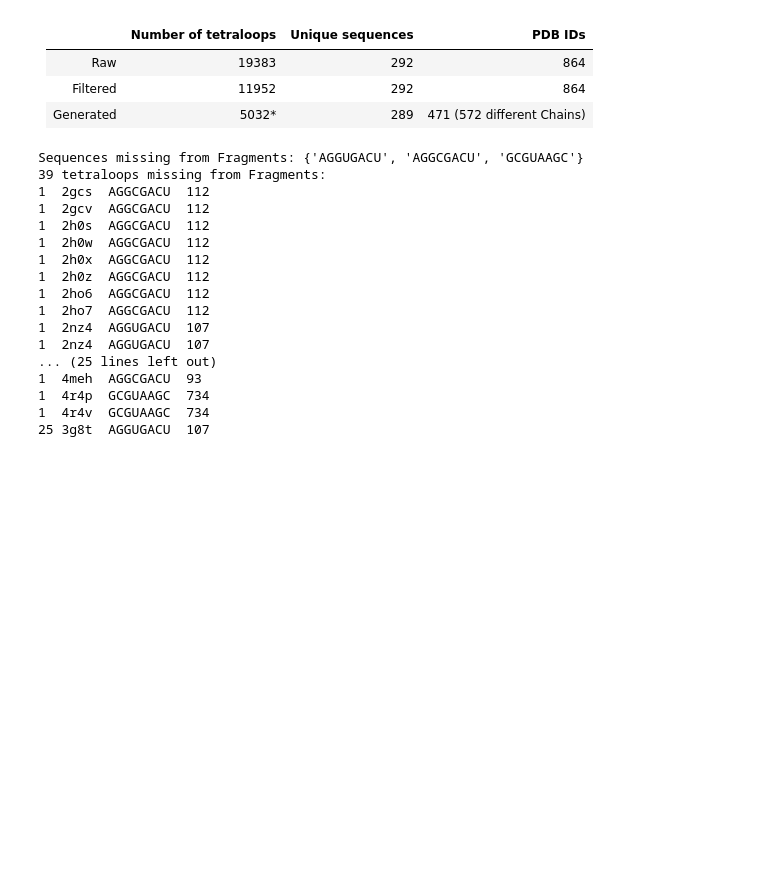
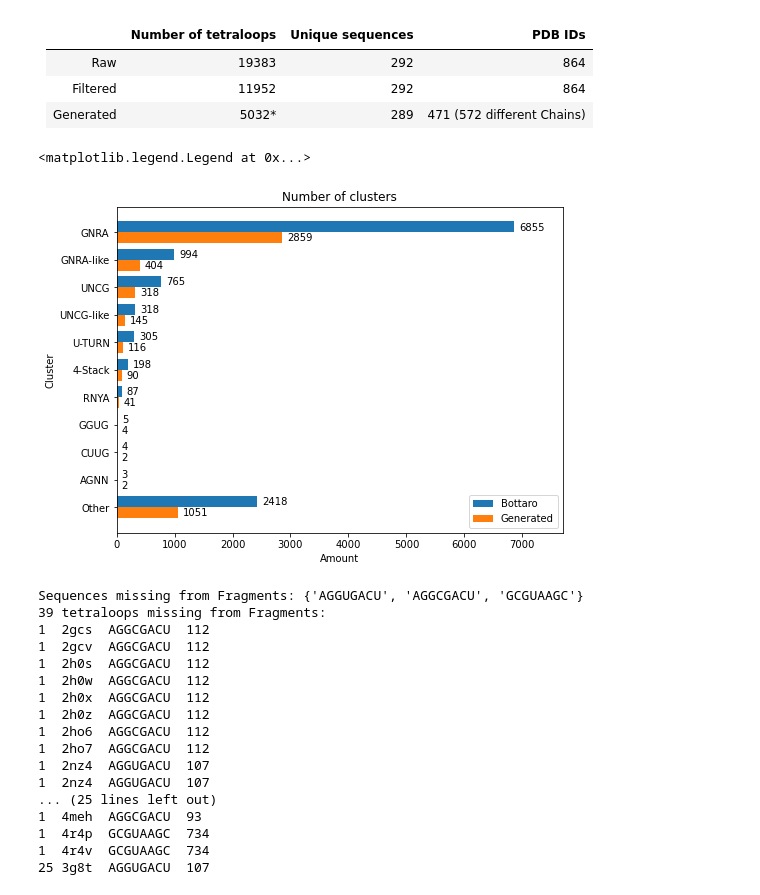
Before and after one commit to samuelflores/deep-learning-RNA-structure-prediction, a Jupyter notebook: data_generation/dataset_statistics.ipynb, the cells around one changed output. Cells and saved outputs as stored; diff of their text form; code cells hidden in the pictures; blank space fills up the shorter version.

```diff
--- a/data_generation/dataset_statistics.ipynb
+++ b/data_generation/dataset_statistics.ipynb
@@ -349 +456,11 @@ u_turn = [4]
+# %%
+# Cluster groups, as named in Bottaro et al. Table SI1
+
+gnra = [1]
+gnra_like = [1, 3, 6, 9, 25, 26, 36, 40]
+uncg = [2]
+uncg_like = [2, 5, 37, 44]
+u_turn = [4]
+
+cluster_types = {1: "GNRA", 3: "GNRA-like", 6: "GNRA-like", 9: "GNRA-like", 25: "GNRA-like", 26: "GNRA-like", 36: "GNRA-like", 40: "GNRA-like", 2: "UNCG", 5: "UNCG-like", 37: "UNCG-like", 44: "UNCG-like", 4: "U-TURN", 7: "7", 8: "8", 10: "10", 11: "4-Stack", 12: "12", 34: "34", 13: "13", 20: "20", 14: "14", 19: "19", 15: "15", 16: "16", 17: "17", 18: "18", 21: "RNYA", 22: "22", 32: "32", 43: "43", 23: "23", 24: "24", 27: "27", 28: "28", 29: "29", 30: "GGUG", 31: "31", 33: "33", 35: "CUUG", 38: "CUUG", 39: "AGNN", 41: "41", 42: "42"}
 # %%
@@ -381,6 +476,52 @@ Figures saved to /figures
 | Raw       | 19383                | 292              | 864                                 |
 | Filtered  | 11952                | 292              | 864                                 |
 | Generated | 5032*                | 289              | 471 (572 different Chains)          |
+# %%
+# Cluster analysis
+
+height = 0.4
+
+fig, ax = plt.subplots()
+ax.set_title("Number of clusters")
+ax.set_xlabel("Amount")
+ax.set_ylabel("Cluster")
+ax.set_xlim([0, 7700])
+
+named_clusters = [i for i in cluster_types.values() if not i.isdigit()]
+
+# Bottaro
+bottaro_data = get_counter_dict([i.clust_id for i in tloops_filtered])
+
+bottaro_merged = dict(zip(named_clusters, np.zeros(len(named_clusters))))
+bottaro_merged["Other"] = 0
+for cluster, count in bottaro_data.items():
+    cluster_name = cluster_types[cluster]
+    if cluster_name.isdigit():  bottaro_merged["Other"] += count
+    else:                       bottaro_merged[cluster_types[cluster]] += count
+bottaro_merged = dict(reversed(list(bottaro_merged.items())))
+
+bar = ax.barh(range(len(bottaro_merged)), bottaro_merged.values(), height=height, align="edge")
+ax.set_yticks(range(len(bottaro_merged)), labels=bottaro_merged.keys())
+ax.bar_label(bar, [int(i) for i in bottaro_merged.values()], padding=5)
+
+# Generated
+generated_data = get_counter_dict([i.clust_id for i in fragments_8_filtered if i.clust_id in range(1,45)])
+
+generated_merged = dict(zip(named_clusters, np.zeros(len(named_clusters))))
+generated_merged["Other"] = 0
+for cluster, count in generated_data.items():
+    cluster_name = cluster_types[cluster]
+    if cluster_name.isdigit():  generated_merged["Other"] += count
+    else:                       generated_merged[cluster_types[cluster]] += count
+generated_merged = dict(reversed(list(generated_merged.items())))
+
+bar = ax.barh(range(len(generated_merged)), generated_merged.values(), height=-height, align="edge")
+ax.bar_label(bar, [int(i) for i in generated_merged.values()], padding=5)
+
+ax.legend(labels=["Bottaro", "Generated"], loc = "lower right")
+# %% [output]
+<matplotlib.legend.Legend at 0x...>
+[figure, added]
 # %%
 # Missing Tetraloop sequences (found in Bottaro but not in Generated)
 
```
Also changed, not shown: parts of 25 cells of this notebook.
